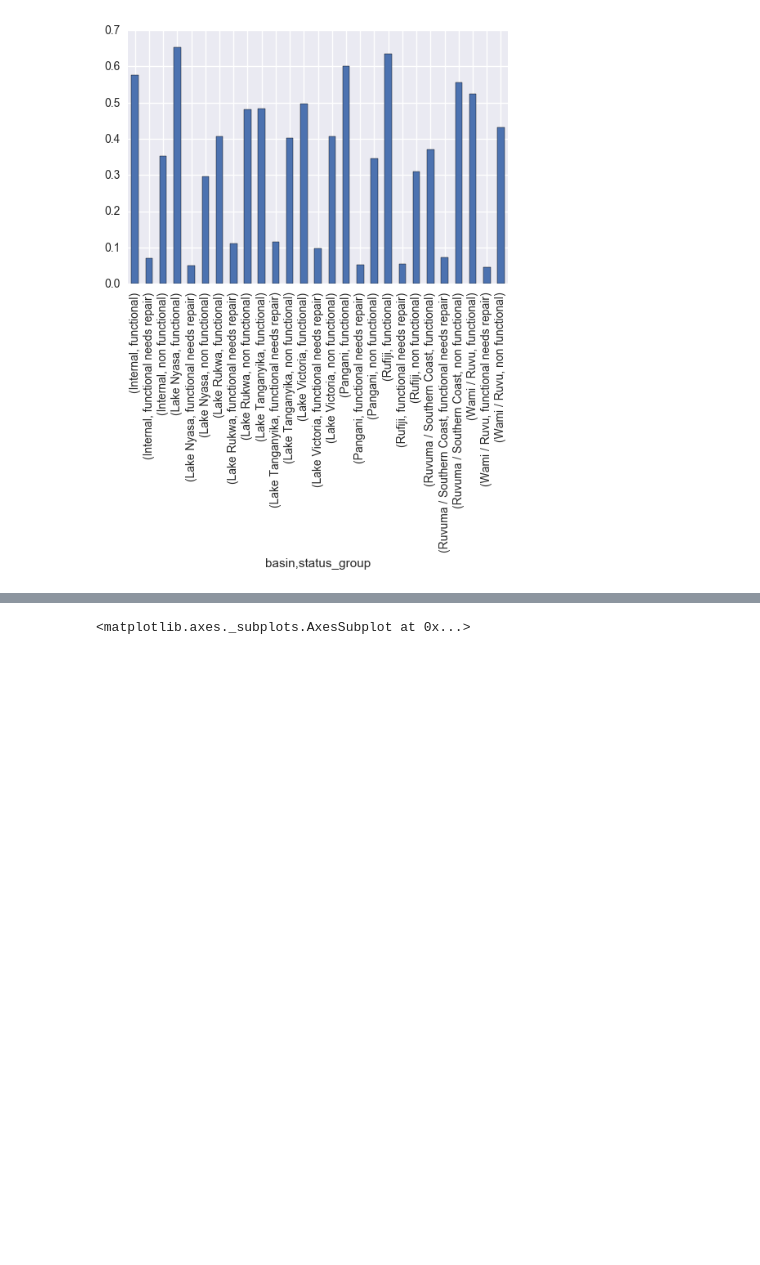
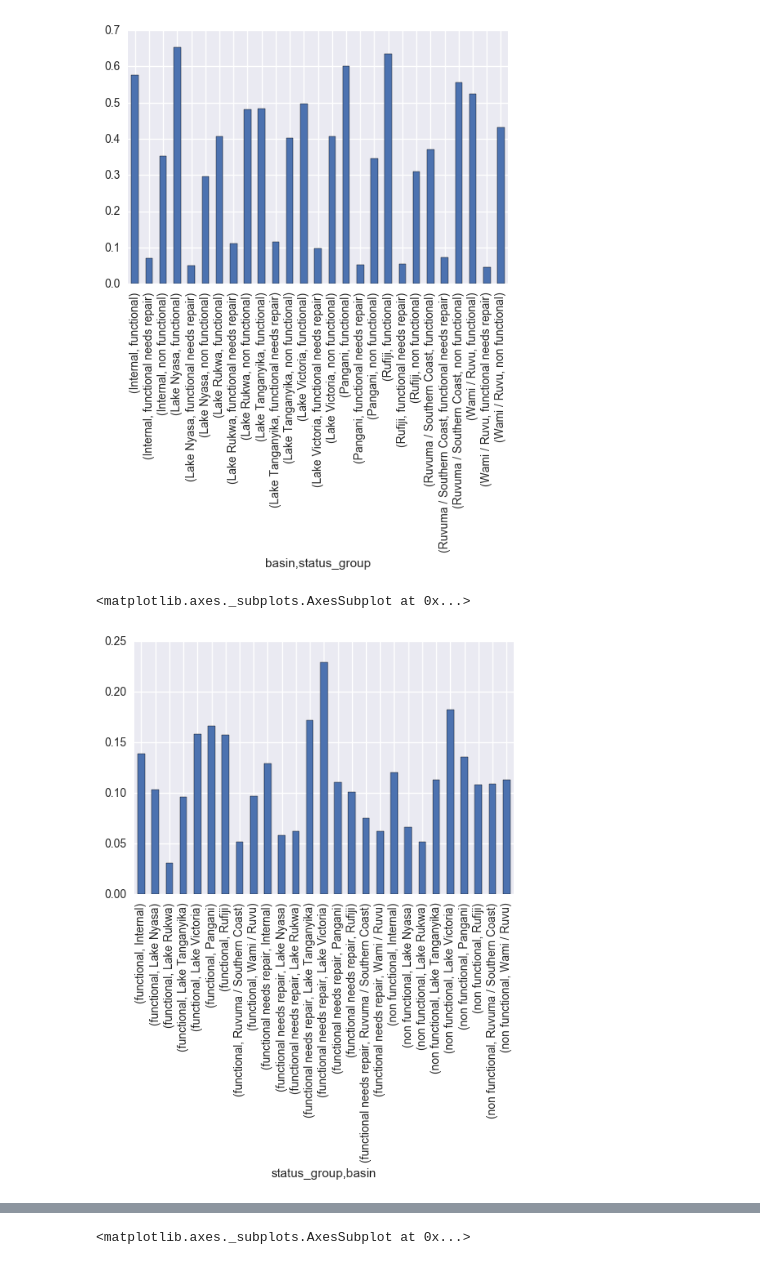
Before and after one commit to JohnErnestBonanno/WaterPump, a Jupyter notebook: Cleaning_WaterPump.ipynb, the cells around one changed output, grey strips where cells are left out. Cells and saved outputs as stored; diff of their text form; code cells hidden in the pictures; blank space fills up the shorter version.

Commit message:
Explore Pivot and Groupby for EDA

```diff
--- a/Cleaning_WaterPump.ipynb
+++ b/Cleaning_WaterPump.ipynb
@@ -147,3 +147,8 @@ train.groupby('basin').status_group.value_counts(normalize = True,sort=False).pl
 # %% [output]
 <matplotlib.axes._subplots.AxesSubplot at 0x...>
 [figure]
+# %%
+train.groupby('status_group').basin.value_counts(normalize = True,sort=False).plot(kind = 'bar')
+# %% [output]
+<matplotlib.axes._subplots.AxesSubplot at 0x...>
+[figure, added]
```
Also changed, not shown: parts of 27 cells of this notebook.
